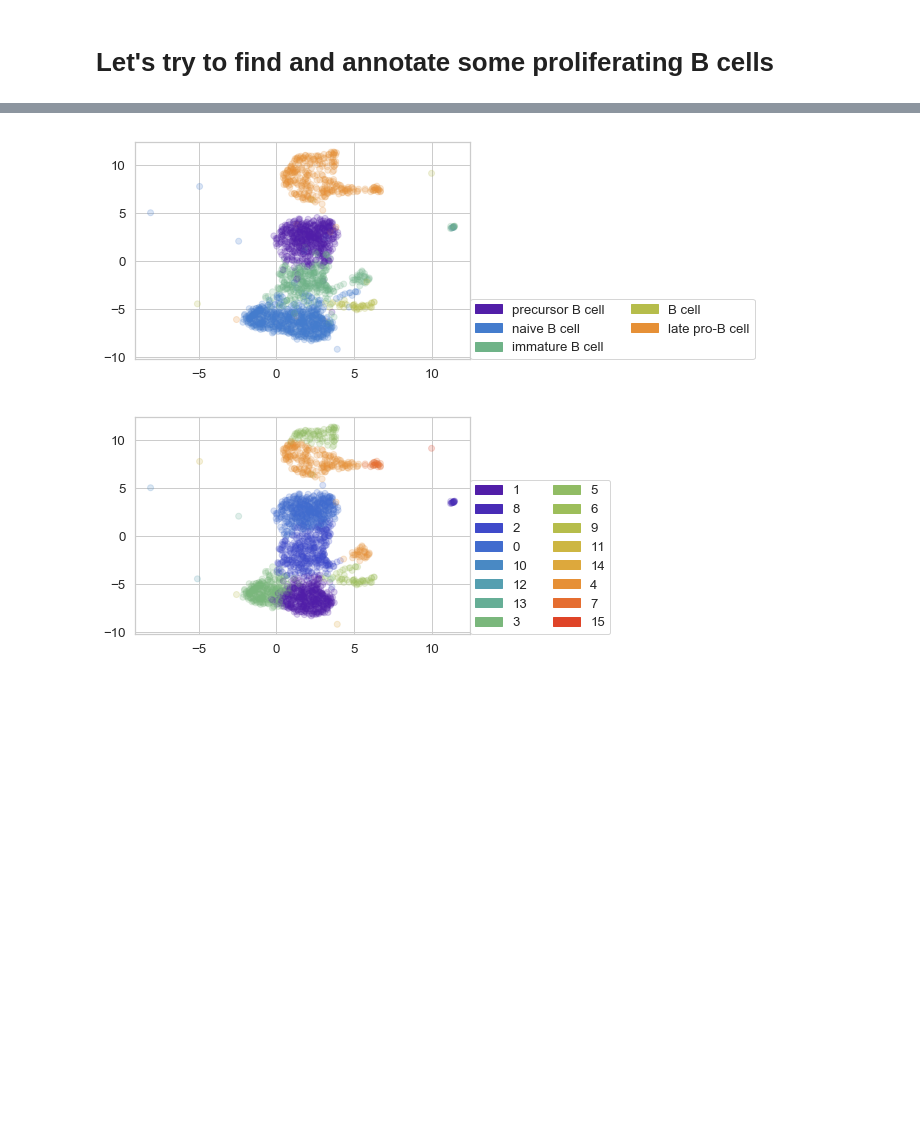
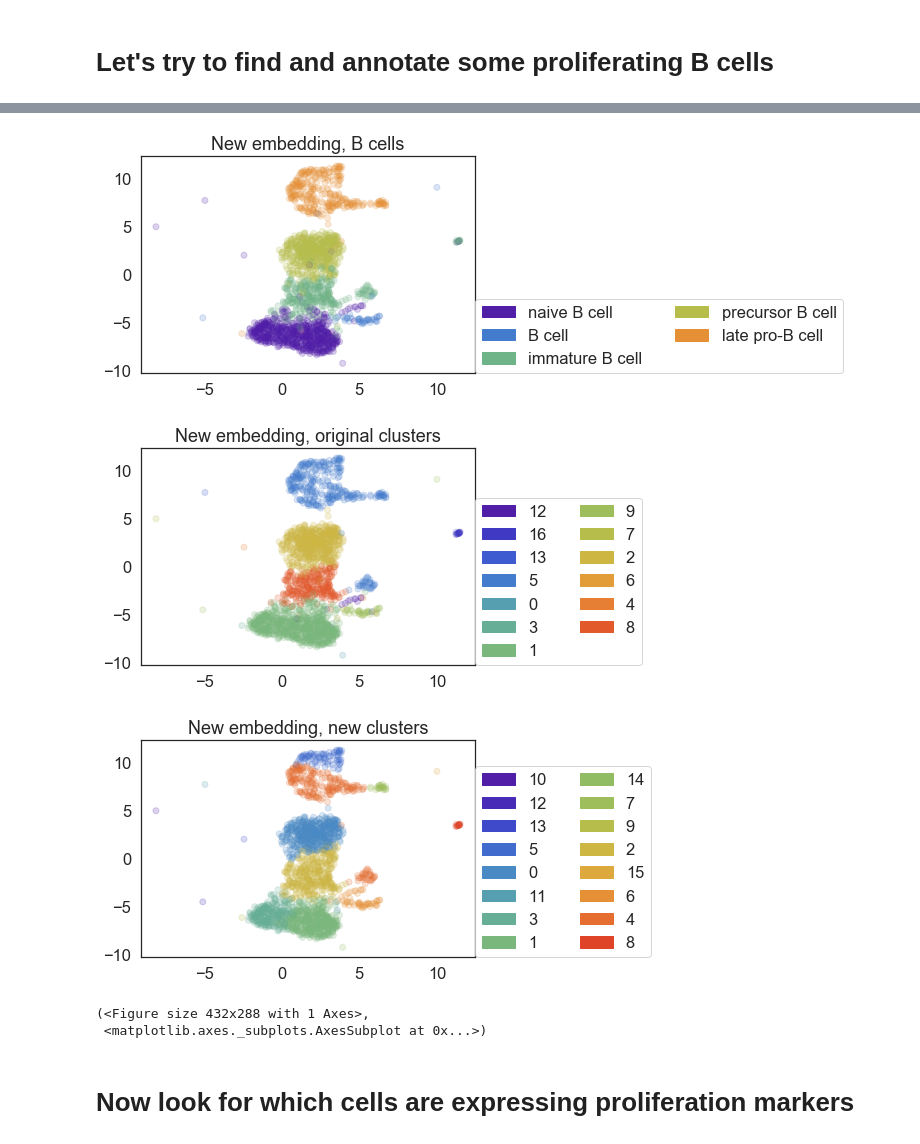
Before and after one commit to chanzuckerberg/cellxgene-compbio-methods, a Jupyter notebook: tabula-muris/annotate.ipynb, the cells around one changed output, grey strips where cells are left out. Cells and saved outputs as stored; diff of their text form; code cells hidden in the pictures; blank space fills up the shorter version.

```diff
--- a/tabula-muris/annotate.ipynb
+++ b/tabula-muris/annotate.ipynb
@@ -30,7 +35,7 @@ sc.tl.umap(normed)
 colors = ["#511EA8", "#482BB6", "#4039C3", "#3F4ACA", "#3E5CD0", "#416CCE", "#447CCD", "#4989C4", "#4E96BC", "#559FB0", "#5DA8A4", "#66AE96", "#6FB388", "#7AB77C", "#85BA6F", "#91BC64", "#9DBE5A", "#AABD53", "#B6BD4B", "#C2BA46", "#CDB642", "#D6B03F", "#DDA83C", "#E29D39", "#E69036", "#E67F33", "#E56D30", "#E2592C", "#DF4428", "#DC2F24"]
 cmap = LinearSegmentedColormap.from_list('cmap', colors, N=len(colors))
 palette = sns.color_palette(colors)
-sns.set(style='whitegrid', font_scale=1.2)
+sns.set(style='white', font_scale=1.5)
 
 sns.palplot(palette)
 
@@ -109,14 +114,19 @@ Text(0.5, 1.0, 'Original embedding')
 # %%
 ## Rerun umap & cluster just the B cells to look at local structure and increase resolution
 
 sc.tl.umap(B_cells)
+plot_umap(B_cells, colorby='cell_type', title="New embedding, B cells")
+plot_umap(B_cells, colorby='louvain', title="New embedding, original clusters")
 sc.tl.louvain(B_cells)
-
-fig, ax = plot_umap(B_cells, colorby='cell_type')
-fig, ax = plot_umap(B_cells, colorby='louvain')
+plot_umap(B_cells, colorby='louvain', title="New embedding, new clusters")
 # %% [output]
-[figure, old version]
+[figure, new version]
-[figure, old version]
+[figure, new version]
+[figure, added]
+(<Figure size 432x288 with 1 Axes>,
+ <matplotlib.axes._subplots.AxesSubplot at 0x...>)
+# %% [markdown]
+# Now look for which cells are expressing proliferation markers
 # %%
 ## Look for proliferation marker genes (via http://www.informatics.jax.org/go/term/GO:0002322 )
 markers = ['Abl1', 'Atm', 'Atp11c', 'Cd24a', 'Fnip1', 'Foxp1', 'Irf2bp2', 'Kit', 'Mir17', 'Mir18', 'Mir19a', 'Mir20a', 'Rag1', 'Rag2']
```
Also changed, not shown: parts of 21 cells of this notebook.
